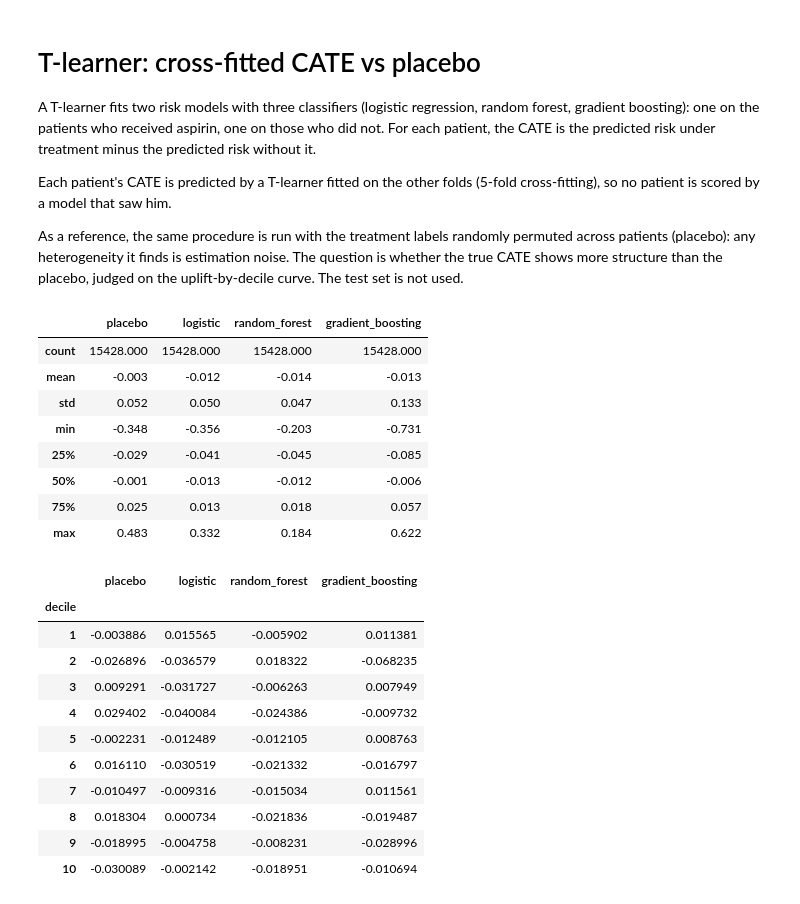
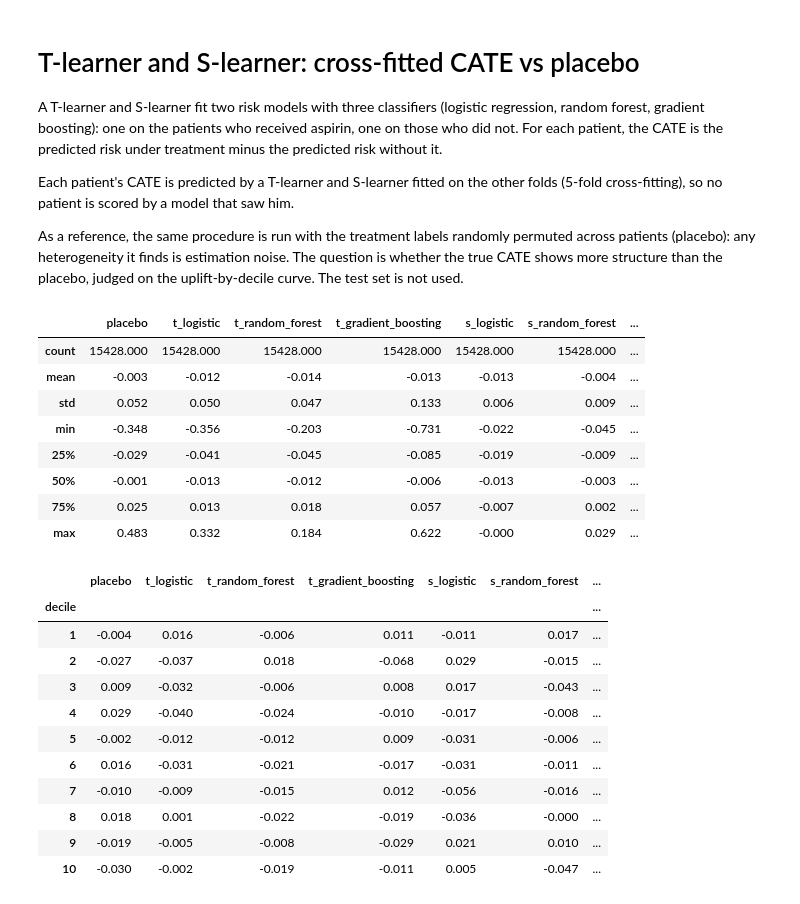
Before and after one commit to itsfedee/personalized-treatment-effects, a Jupyter notebook: notebooks/06_t_learner.ipynb, the cells around one changed output. Drawn from its saved outputs; the diff is of its cells as text; code cells hidden in the pictures.

```diff
--- a/notebooks/06_t_learner.ipynb
+++ b/notebooks/06_t_learner.ipynb
@@ -1,12 +1,12 @@
 # %% [markdown]
-# T-learner: cross-fitted CATE vs placebo
+# T-learner and S-learner: cross-fitted CATE vs placebo
 
-A T-learner fits two risk models with three classifiers (logistic regression, random forest, gradient boosting):
+A T-learner and S-learner fit two risk models with three classifiers (logistic regression, random forest, gradient boosting):
 one on the patients who received aspirin, one on those who did not. For each
 patient, the CATE is the predicted risk under treatment minus the predicted risk
 without it.
 
-Each patient's CATE is predicted by a T-learner fitted on the other folds
+Each patient's CATE is predicted by a T-learner and S-learner fitted on the other folds
 (5-fold cross-fitting), so no patient is scored by a model that saw him.
 
 As a reference, the same procedure is run with the treatment labels randomly
@@ -46,41 +46,44 @@ cates = {}
 t_placebo = t_train.sample(frac=1, random_state=0).set_axis(t_train.index)
 cates["placebo"] = cross_fit_cate(X_train, y_train, t_placebo, "RXASP")
 
-for name, clf in candidates.items():
-    cates[name] = cross_fit_cate(X_train, y_train, t_train, "RXASP", clf=clf)
-
+for learner in ("t", "s"):
+    for name, clf in candidates.items():
+        cates[f"{learner}_{name}"] = cross_fit_cate(
+            X_train, y_train, t_train, "RXASP", clf=clf, learner=learner
+        )
 pd.DataFrame({name: c.describe() for name, c in cates.items()}).round(3)
 # %% [output]
-|  | placebo | logistic | random_forest | gradient_boosting |
-| count | 15428.000 | 15428.000 | 15428.000 | 15428.000 |
-| mean | -0.003 | -0.012 | -0.014 | -0.013 |
-| std | 0.052 | 0.050 | 0.047 | 0.133 |
-| min | -0.348 | -0.356 | -0.203 | -0.731 |
-| 25% | -0.029 | -0.041 | -0.045 | -0.085 |
-| 50% | -0.001 | -0.013 | -0.012 | -0.006 |
-| 75% | 0.025 | 0.013 | 0.018 | 0.057 |
-| max | 0.483 | 0.332 | 0.184 | 0.622 |
+|  | placebo | t_logistic | t_random_forest | t_gradient_boosting | s_logistic | s_random_forest | ... |
+| count | 15428.000 | 15428.000 | 15428.000 | 15428.000 | 15428.000 | 15428.000 | ... |
+| mean | -0.003 | -0.012 | -0.014 | -0.013 | -0.013 | -0.004 | ... |
+| std | 0.052 | 0.050 | 0.047 | 0.133 | 0.006 | 0.009 | ... |
+| min | -0.348 | -0.356 | -0.203 | -0.731 | -0.022 | -0.045 | ... |
+| 25% | -0.029 | -0.041 | -0.045 | -0.085 | -0.019 | -0.009 | ... |
+| 50% | -0.001 | -0.013 | -0.012 | -0.006 | -0.013 | -0.003 | ... |
+| 75% | 0.025 | 0.013 | 0.018 | 0.057 | -0.007 | 0.002 | ... |
+| max | 0.483 | 0.332 | 0.184 | 0.622 | -0.000 | 0.029 | ... |
 # %%
 uplifts = {}
 uplifts["placebo"] = uplift_by_decile(cates["placebo"], y_train, t_placebo)
 
-for name in candidates:
-    uplifts[name] = uplift_by_decile(cates[name], y_train, t_train)
+for name, cate in cates.items():
+    t = t_placebo if name == "placebo" else t_train
+    uplifts[name] = uplift_by_decile(cate, y_train, t)
 
-pd.DataFrame({name: u["uplift"] for name, u in uplifts.items()})
+pd.DataFrame({name: u["uplift"] for name, u in uplifts.items()}).round(3)
 # %% [output]
-|  | placebo | logistic | random_forest | gradient_boosting |
-| decile |  |  |  |  |
-| 1 | -0.003886 | 0.015565 | -0.005902 | 0.011381 |
-| 2 | -0.026896 | -0.036579 | 0.018322 | -0.068235 |
-| 3 | 0.009291 | -0.031727 | -0.006263 | 0.007949 |
-| 4 | 0.029402 | -0.040084 | -0.024386 | -0.009732 |
-| 5 | -0.002231 | -0.012489 | -0.012105 | 0.008763 |
-| 6 | 0.016110 | -0.030519 | -0.021332 | -0.016797 |
-| 7 | -0.010497 | -0.009316 | -0.015034 | 0.011561 |
-| 8 | 0.018304 | 0.000734 | -0.021836 | -0.019487 |
-| 9 | -0.018995 | -0.004758 | -0.008231 | -0.028996 |
-| 10 | -0.030089 | -0.002142 | -0.018951 | -0.010694 |
+|  | placebo | t_logistic | t_random_forest | t_gradient_boosting | s_logistic | s_random_forest | ... |
+| decile |  |  |  |  |  |  | ... |
+| 1 | -0.004 | 0.016 | -0.006 | 0.011 | -0.011 | 0.017 | ... |
+| 2 | -0.027 | -0.037 | 0.018 | -0.068 | 0.029 | -0.015 | ... |
+| 3 | 0.009 | -0.032 | -0.006 | 0.008 | 0.017 | -0.043 | ... |
+| 4 | 0.029 | -0.040 | -0.024 | -0.010 | -0.017 | -0.008 | ... |
+| 5 | -0.002 | -0.012 | -0.012 | 0.009 | -0.031 | -0.006 | ... |
+| 6 | 0.016 | -0.031 | -0.021 | -0.017 | -0.031 | -0.011 | ... |
+| 7 | -0.010 | -0.009 | -0.015 | 0.012 | -0.056 | -0.016 | ... |
+| 8 | 0.018 | 0.001 | -0.022 | -0.019 | -0.036 | -0.000 | ... |
+| 9 | -0.019 | -0.005 | -0.008 | -0.029 | 0.021 | 0.010 | ... |
+| 10 | -0.030 | -0.002 | -0.019 | -0.011 | 0.005 | -0.047 | ... |
 # %%
 ate = y_train[t_train == 1].mean() - y_train[t_train == 0].mean()
 colors = {
```
Also changed, not shown: parts of 2 cells of this notebook.
